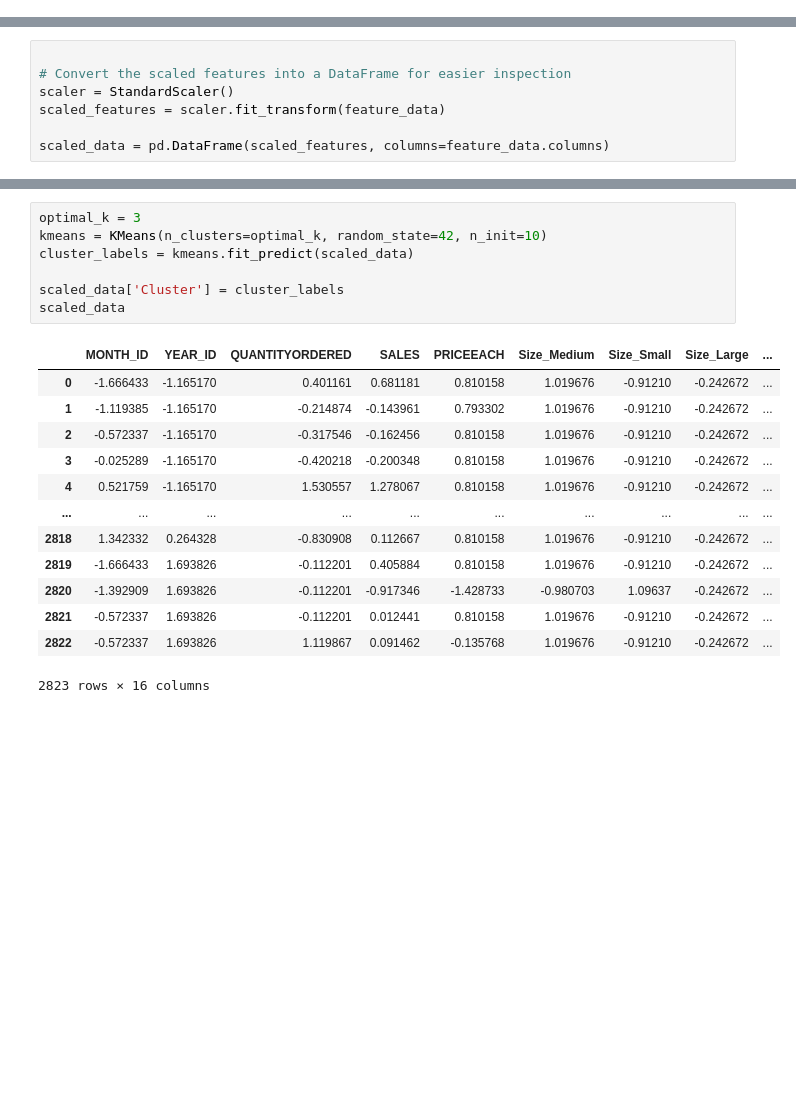
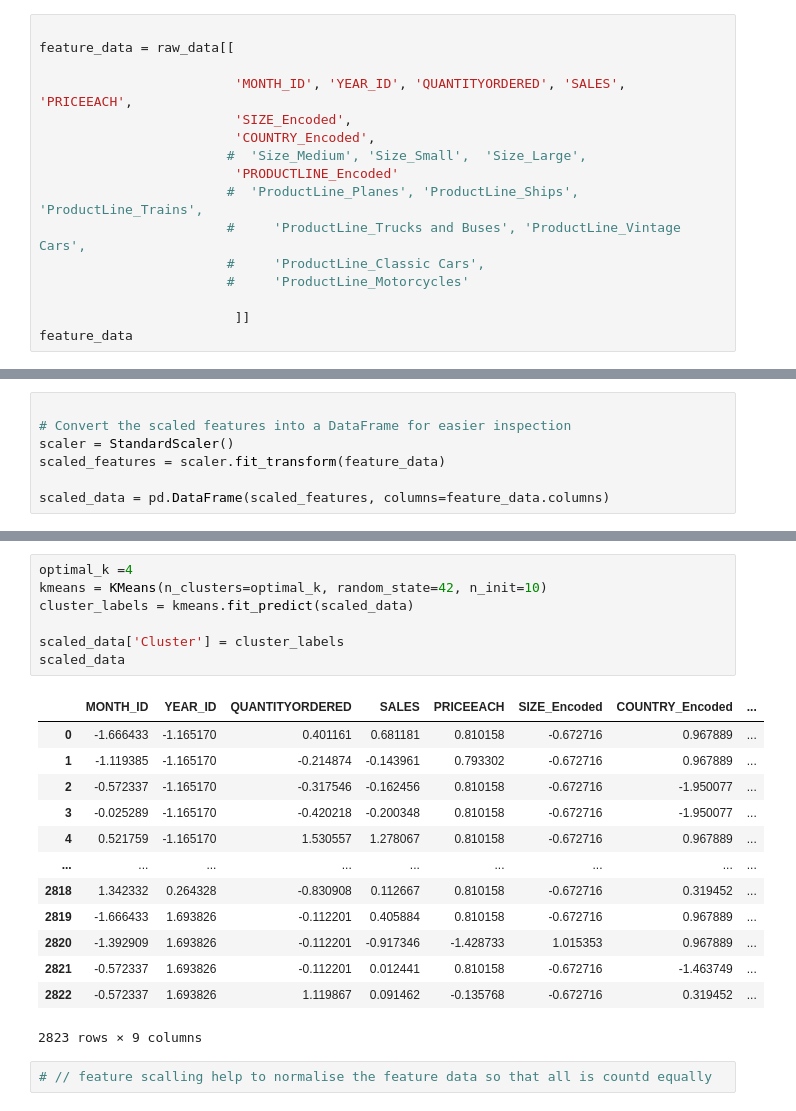
Before and after one commit to chardoo/ai_business, a Jupyter notebook: Untitled.ipynb, the cells around one changed output, grey strips where cells are left out. Saved outputs shown, nothing was run; the diff lists cells and outputs as text; blank space fills up the shorter version.

```diff
--- a/Untitled.ipynb
+++ b/Untitled.ipynb
@@ -79,0 +84,16 @@ feature_data
+# %%
+
+feature_data = raw_data[[
+
+                         'MONTH_ID', 'YEAR_ID', 'QUANTITYORDERED', 'SALES', 'PRICEEACH',
+                         'SIZE_Encoded',
+                         'COUNTRY_Encoded',
+                        #  'Size_Medium', 'Size_Small',  'Size_Large',
+                         'PRODUCTLINE_Encoded'
+                        #  'ProductLine_Planes', 'ProductLine_Ships', 'ProductLine_Trains',
+                        #     'ProductLine_Trucks and Buses', 'ProductLine_Vintage Cars',
+                        #     'ProductLine_Classic Cars',
+                        #     'ProductLine_Motorcycles'
+
+                         ]]
+feature_data
@@ -106,24 +140,26 @@ plt.show()
 # %%
-optimal_k = 3
+optimal_k =4
 kmeans = KMeans(n_clusters=optimal_k, random_state=42, n_init=10)
 cluster_labels = kmeans.fit_predict(scaled_data)
 
 scaled_data['Cluster'] = cluster_labels
 scaled_data
 # %% [output]
-|  | MONTH_ID | YEAR_ID | QUANTITYORDERED | SALES | PRICEEACH | Size_Medium | Size_Small | Size_Large | ... |
-| 0 | -1.666433 | -1.165170 | 0.401161 | 0.681181 | 0.810158 | 1.019676 | -0.91210 | -0.242672 | ... |
-| 1 | -1.119385 | -1.165170 | -0.214874 | -0.143961 | 0.793302 | 1.019676 | -0.91210 | -0.242672 | ... |
-| 2 | -0.572337 | -1.165170 | -0.317546 | -0.162456 | 0.810158 | 1.019676 | -0.91210 | -0.242672 | ... |
-| 3 | -0.025289 | -1.165170 | -0.420218 | -0.200348 | 0.810158 | 1.019676 | -0.91210 | -0.242672 | ... |
-| 4 | 0.521759 | -1.165170 | 1.530557 | 1.278067 | 0.810158 | 1.019676 | -0.91210 | -0.242672 | ... |
-| ... | ... | ... | ... | ... | ... | ... | ... | ... | ... |
-| 2818 | 1.342332 | 0.264328 | -0.830908 | 0.112667 | 0.810158 | 1.019676 | -0.91210 | -0.242672 | ... |
-| 2819 | -1.666433 | 1.693826 | -0.112201 | 0.405884 | 0.810158 | 1.019676 | -0.91210 | -0.242672 | ... |
-| 2820 | -1.392909 | 1.693826 | -0.112201 | -0.917346 | -1.428733 | -0.980703 | 1.09637 | -0.242672 | ... |
-| 2821 | -0.572337 | 1.693826 | -0.112201 | 0.012441 | 0.810158 | 1.019676 | -0.91210 | -0.242672 | ... |
-| 2822 | -0.572337 | 1.693826 | 1.119867 | 0.091462 | -0.135768 | 1.019676 | -0.91210 | -0.242672 | ... |
+|  | MONTH_ID | YEAR_ID | QUANTITYORDERED | SALES | PRICEEACH | SIZE_Encoded | COUNTRY_Encoded | ... |
+| 0 | -1.666433 | -1.165170 | 0.401161 | 0.681181 | 0.810158 | -0.672716 | 0.967889 | ... |
+| 1 | -1.119385 | -1.165170 | -0.214874 | -0.143961 | 0.793302 | -0.672716 | 0.967889 | ... |
+| 2 | -0.572337 | -1.165170 | -0.317546 | -0.162456 | 0.810158 | -0.672716 | -1.950077 | ... |
+| 3 | -0.025289 | -1.165170 | -0.420218 | -0.200348 | 0.810158 | -0.672716 | -1.950077 | ... |
+| 4 | 0.521759 | -1.165170 | 1.530557 | 1.278067 | 0.810158 | -0.672716 | 0.967889 | ... |
+| ... | ... | ... | ... | ... | ... | ... | ... | ... |
+| 2818 | 1.342332 | 0.264328 | -0.830908 | 0.112667 | 0.810158 | -0.672716 | 0.319452 | ... |
+| 2819 | -1.666433 | 1.693826 | -0.112201 | 0.405884 | 0.810158 | -0.672716 | 0.967889 | ... |
+| 2820 | -1.392909 | 1.693826 | -0.112201 | -0.917346 | -1.428733 | 1.015353 | 0.967889 | ... |
+| 2821 | -0.572337 | 1.693826 | -0.112201 | 0.012441 | 0.810158 | -0.672716 | -1.463749 | ... |
+| 2822 | -0.572337 | 1.693826 | 1.119867 | 0.091462 | -0.135768 | -0.672716 | 0.319452 | ... |
-2823 rows × 16 columns
+2823 rows × 9 columns
+# %%
+# // feature scalling help to normalise the feature data so that all is countd equally
 # %%
 if scaled_data.shape[1] > 3:  # If more than 2 features + cluster column
     pca = PCA(n_components=2)
```
Also changed, not shown: parts of 7 cells of this notebook.
